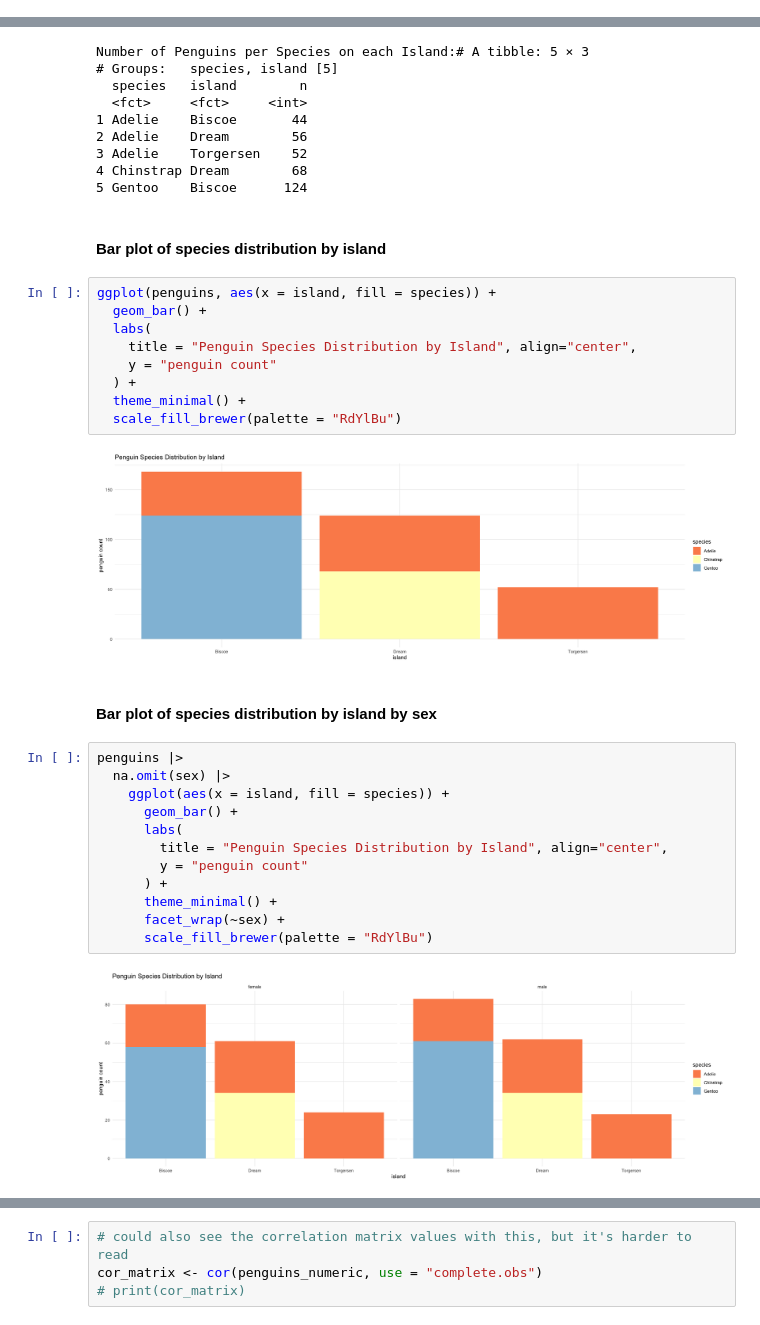
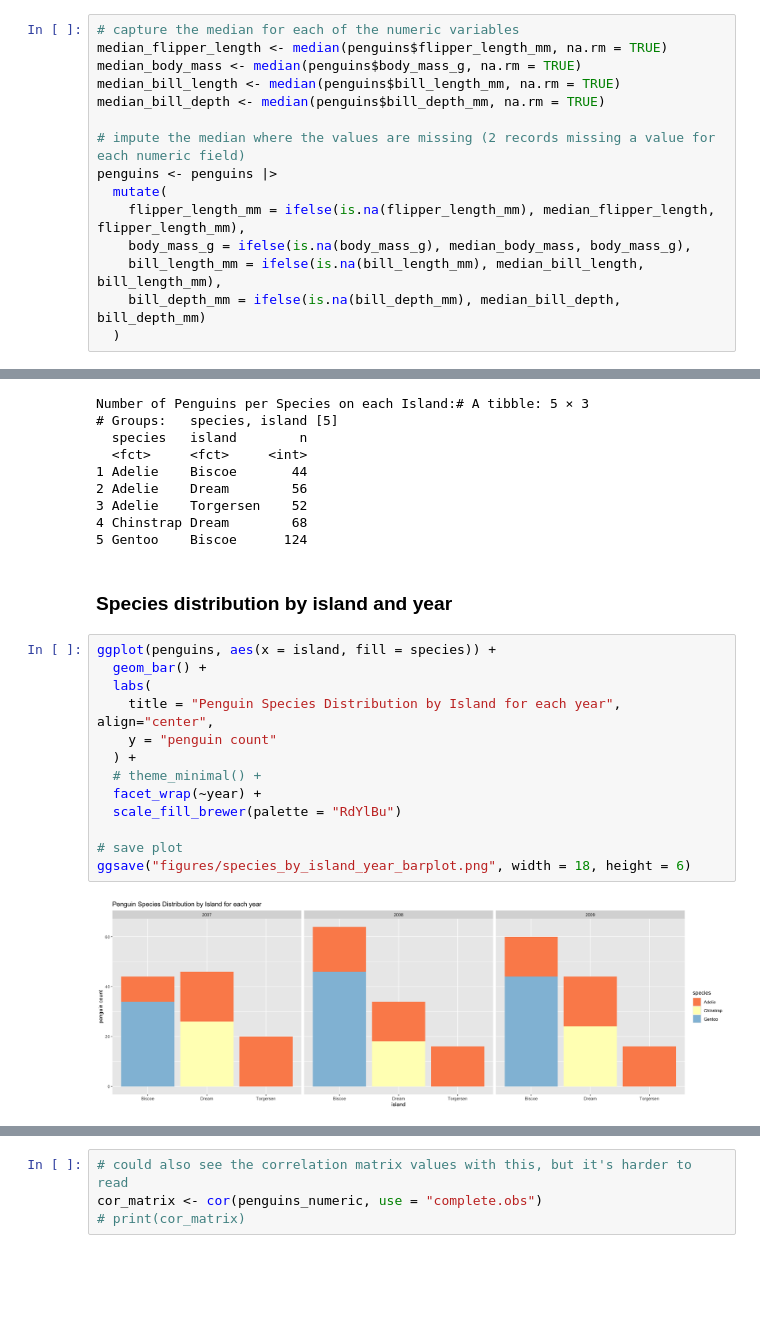
Before and after one commit to smpotts/palmerpenguins-vis-and-storytelling, a Jupyter notebook: palmer_penguins.ipynb, the cells around one changed output, grey strips where cells are left out. Cells and saved outputs as stored; diff of their text form; blank space fills up the shorter version.

Commit message:
final changes to palmer penguins analysis

```diff
--- a/palmer_penguins.ipynb
+++ b/palmer_penguins.ipynb
@@ -147 +200,16 @@ Identifying unusual data points in the dataset that could impact analyses.
+# %%
+# capture the median for each of the numeric variables
+median_flipper_length <- median(penguins$flipper_length_mm, na.rm = TRUE)
+median_body_mass <- median(penguins$body_mass_g, na.rm = TRUE)
+median_bill_length <- median(penguins$bill_length_mm, na.rm = TRUE)
+median_bill_depth <- median(penguins$bill_depth_mm, na.rm = TRUE)
+
+# impute the median where the values are missing (2 records missing a value for each numeric field)
+penguins <- penguins |>
+  mutate(
+    flipper_length_mm = ifelse(is.na(flipper_length_mm), median_flipper_length, flipper_length_mm),
+    body_mass_g = ifelse(is.na(body_mass_g), median_body_mass, body_mass_g),
+    bill_length_mm = ifelse(is.na(bill_length_mm), median_bill_length, bill_length_mm),
+    bill_depth_mm = ifelse(is.na(bill_depth_mm), median_bill_depth, bill_depth_mm)
+  )
 # %% [markdown]
@@ -226,31 +313,19 @@ Number of Penguins per Species on each Island:# A tibble: 5 × 3
 4 Chinstrap Dream        68
 5 Gentoo    Biscoe      124
 # %% [markdown]
-#### Bar plot of species distribution by island
+### Species distribution by island and year
 # %%
 ggplot(penguins, aes(x = island, fill = species)) +
   geom_bar() +
   labs(
-    title = "Penguin Species Distribution by Island", align="center",
+    title = "Penguin Species Distribution by Island for each year", align="center",
     y = "penguin count"
   ) +
-  theme_minimal() +
+  # theme_minimal() +
+  facet_wrap(~year) +
   scale_fill_brewer(palette = "RdYlBu")
+
+# save plot
+ggsave("figures/species_by_island_year_barplot.png", width = 18, height = 6)
 # %% [output]
-[figure, old version]
+[figure, new version]
-# %% [markdown]
-#### Bar plot of species distribution by island by sex
-# %%
-penguins |>
-  na.omit(sex) |>
-    ggplot(aes(x = island, fill = species)) +
-      geom_bar() +
-      labs(
-        title = "Penguin Species Distribution by Island", align="center",
-        y = "penguin count"
-      ) +
-      theme_minimal() +
-      facet_wrap(~sex) +
-      scale_fill_brewer(palette = "RdYlBu")
-# %% [output]
-[figure, removed]
```
Also changed, not shown: parts of 44 cells of this notebook, 13 other files.
